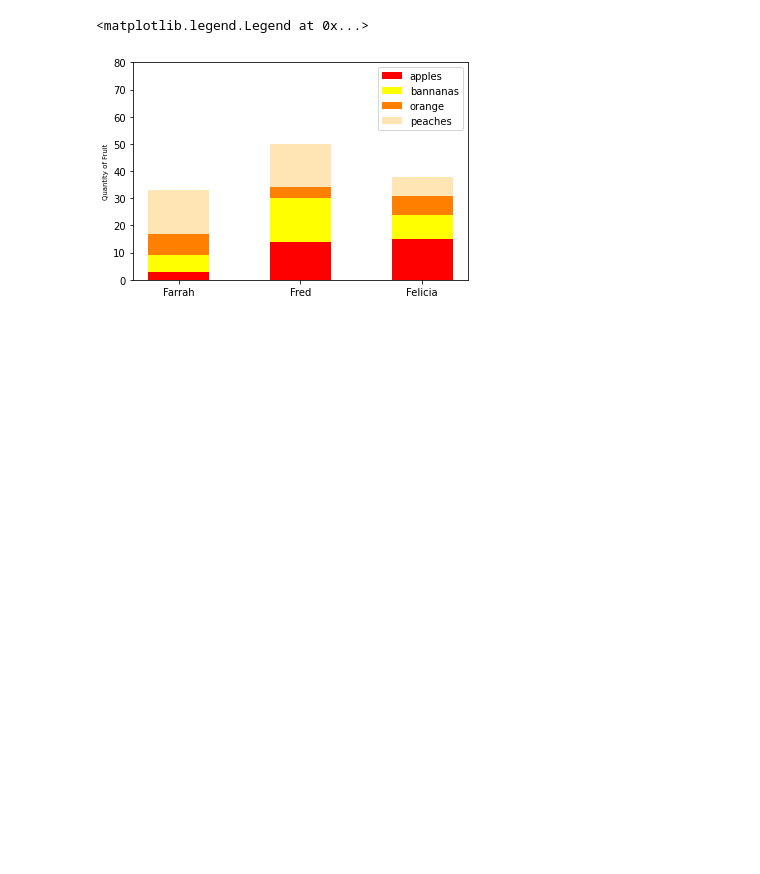
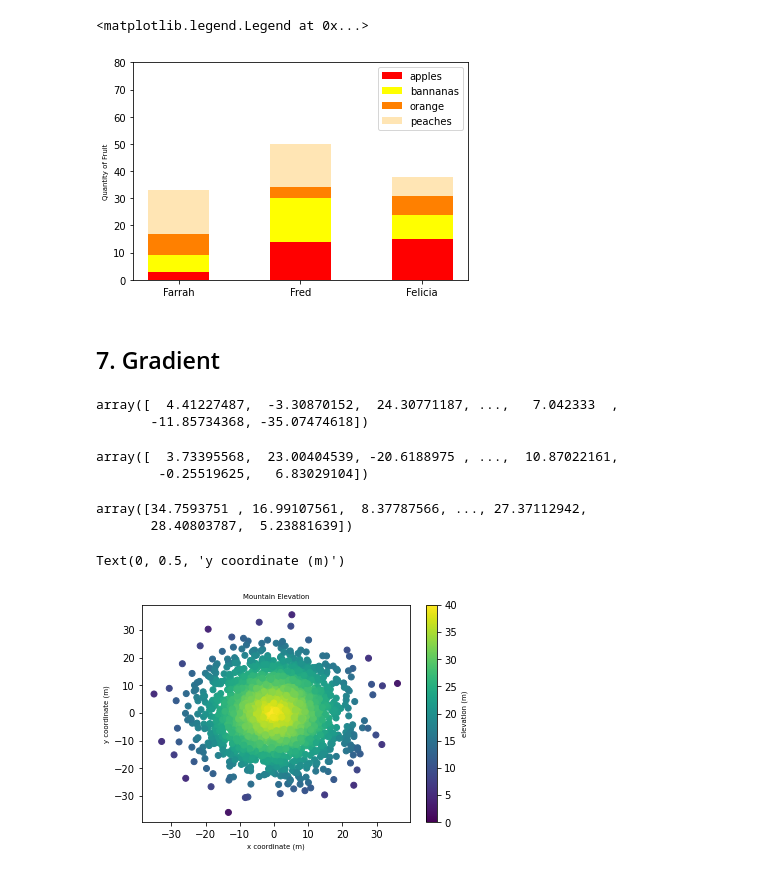
Before and after one commit to ralexrivero/_hbtnml, a Jupyter notebook: math/0x01-plotting/0x01-plotting.ipynb, the cells around one changed output. Saved outputs shown, nothing was run; the diff lists cells and outputs as text; code cells hidden in the pictures; blank space fills up the shorter version.

Commit message:
3d plot

```diff
--- a/math/0x01-plotting/0x01-plotting.ipynb
+++ b/math/0x01-plotting/0x01-plotting.ipynb
@@ -257,3 +254,35 @@ ax.legend()
 # %% [output]
 <matplotlib.legend.Legend at 0x...>
 [figure]
+# %% [markdown]
+## 7. Gradient
+# %%
+np.random.seed(5)
+
+x = np.random.randn(2000) * 10
+y = np.random.randn(2000) * 10
+z = np.random.rand(2000) + 40 - np.sqrt(np.square(x) + np.square(y))
+# %%
+x
+# %% [output]
+array([  4.41227487,  -3.30870152,  24.30771187, ...,   7.042333  ,
+       -11.85734368, -35.07474618])
+# %%
+y
+# %% [output]
+array([  3.73395568,  23.00404539, -20.6188975 , ...,  10.87022161,
+        -0.25519625,   6.83029104])
+# %%
+z
+# %% [output]
+array([34.7593751 , 16.99107561,  8.37787566, ..., 27.37112942,
+       28.40803787,  5.23881639])
+# %%
+plt.scatter(x, y, c=z, vmin=0, vmax=40, cmap='viridis')
+plt.colorbar(label='elevation (m)')
+plt.title('Mountain Elevation')
+plt.xlabel('x coordinate (m)')
+plt.ylabel('y coordinate (m)')
+# %% [output]
+Text(0, 0.5, 'y coordinate (m)')
+[figure, added]
```
Also changed, not shown: parts of 1 cell of this notebook, 1 other file.
